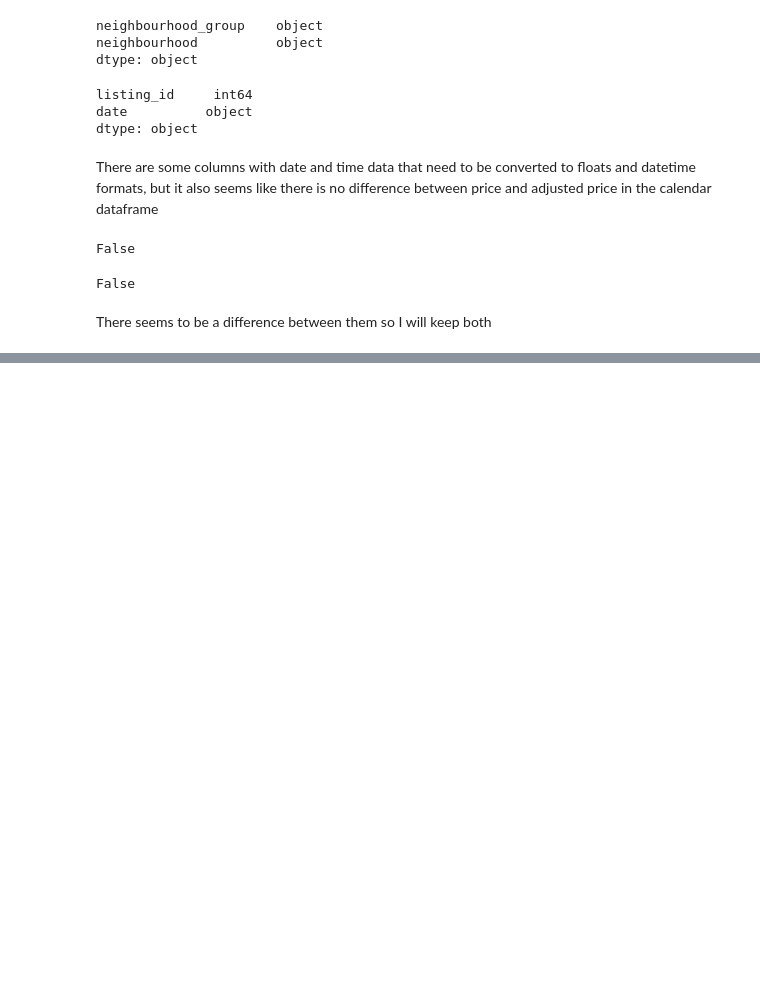
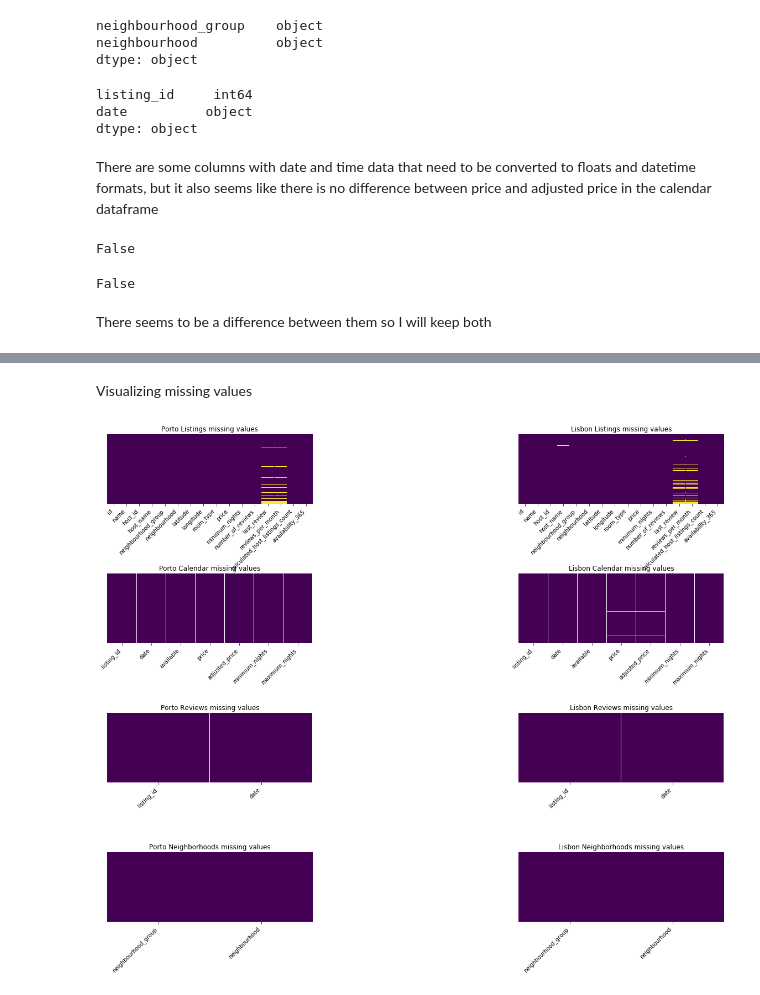
Before and after one commit to sousablde/Airbnb-A-tale-of-2-cities, a Jupyter notebook: Airbnb - a tale of 2 cities.ipynb, the cells around one changed output, grey strips where cells are left out. Saved outputs shown, nothing was run; the diff lists cells and outputs as text; code cells hidden in the pictures; blank space fills up the shorter version.

Commit message:
dealing with missing

```diff
--- a/Airbnb - a tale of 2 cities.ipynb
+++ b/Airbnb - a tale of 2 cities.ipynb
@@ -215,0 +212,49 @@ dtype: object
+# %% [markdown]
+Visualizing missing values
+# %%
+#pyplot is matplotlibs graphing framework, let's use it to make some subplots
+fig = plt.figure(figsize = (20,14))
+ax1 = fig.add_subplot(421)
+ax2 = fig.add_subplot(422)
+ax3 = fig.add_subplot(423)
+ax4 = fig.add_subplot(424)
+ax5 = fig.add_subplot(425)
+ax6 = fig.add_subplot(426)
+ax7 = fig.add_subplot(427)
+ax8 = fig.add_subplot(428)
+
+sns.heatmap(porto_listings.isnull(), yticklabels = False, cbar = False, cmap='viridis', ax = ax1)
+ax1.set_title('Porto Listings missing values')
+ax1.set_xticklabels(ax1.get_xticklabels(), rotation = 45, horizontalalignment='right')
+
+sns.heatmap(lisbon_listings.isnull(), yticklabels = False, cbar = False, cmap='viridis', ax = ax2)
+ax2.set_title('Lisbon Listings missing values')
+ax2.set_xticklabels(ax2.get_xticklabels(), rotation = 45, horizontalalignment='right')
+
+sns.heatmap(porto_calendar.isnull(), yticklabels = False, cbar = False, cmap='viridis', ax = ax3)
+ax3.set_title('Porto Calendar missing values')
+ax3.set_xticklabels(ax3.get_xticklabels(), rotation = 45, horizontalalignment='right')
+
+sns.heatmap(lisbon_calendar.isnull(), yticklabels = False, cbar = False, cmap='viridis', ax = ax4)
+ax4.set_title('Lisbon Calendar missing values')
+ax4.set_xticklabels(ax4.get_xticklabels(), rotation = 45, horizontalalignment='right')
+
+sns.heatmap(porto_reviews.isnull(), yticklabels = False, cbar = False, cmap='viridis', ax = ax5)
+ax5.set_title('Porto Reviews missing values')
+ax5.set_xticklabels(ax5.get_xticklabels(), rotation = 45, horizontalalignment='right')
+
+sns.heatmap(lisbon_reviews.isnull(), yticklabels = False, cbar = False, cmap='viridis', ax = ax6)
+ax6.set_title('Lisbon Reviews missing values')
+ax6.set_xticklabels(ax6.get_xticklabels(), rotation = 45, horizontalalignment='right')
+
+sns.heatmap(porto_neighbourhoods.isnull(), yticklabels = False, cbar = False, cmap='viridis', ax = ax7)
+ax7.set_title('Porto Neighborhoods missing values')
+ax7.set_xticklabels(ax7.get_xticklabels(), rotation = 45, horizontalalignment='right')
+
+sns.heatmap(lisbon_neighbourhoods.isnull(), yticklabels = False, cbar = False, cmap='viridis', ax = ax8)
+ax8.set_title('Lisbon Neighborhoods missing values')
+ax8.set_xticklabels(ax8.get_xticklabels(), rotation = 45, horizontalalignment='right')
+
+fig.subplots_adjust(top = 1, wspace = 1, hspace = 1)
+# %% [output]
+[figure, added]
```
Also changed, not shown: parts of 22 cells of this notebook.
